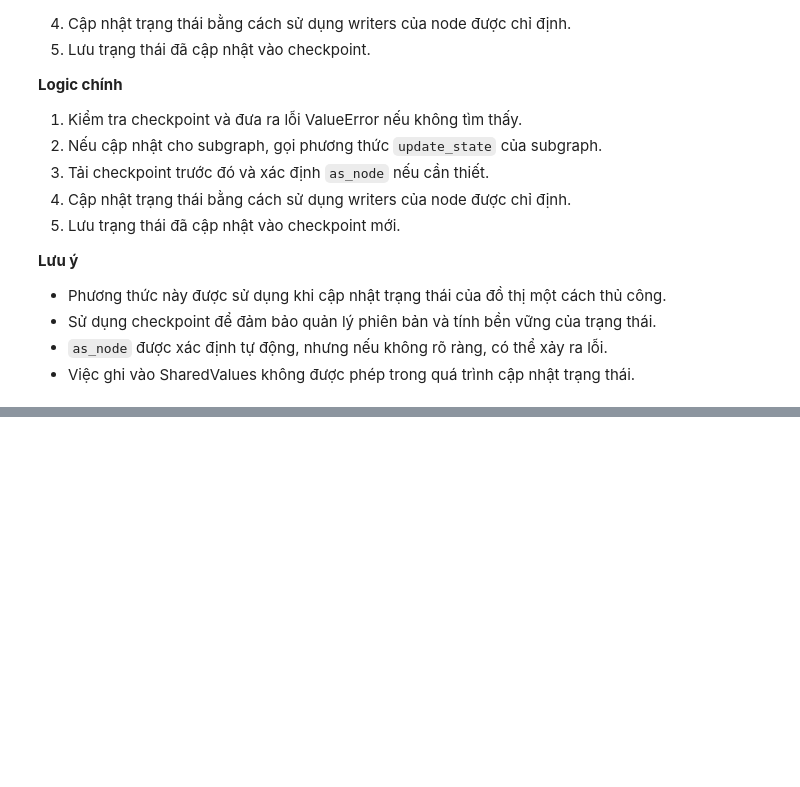
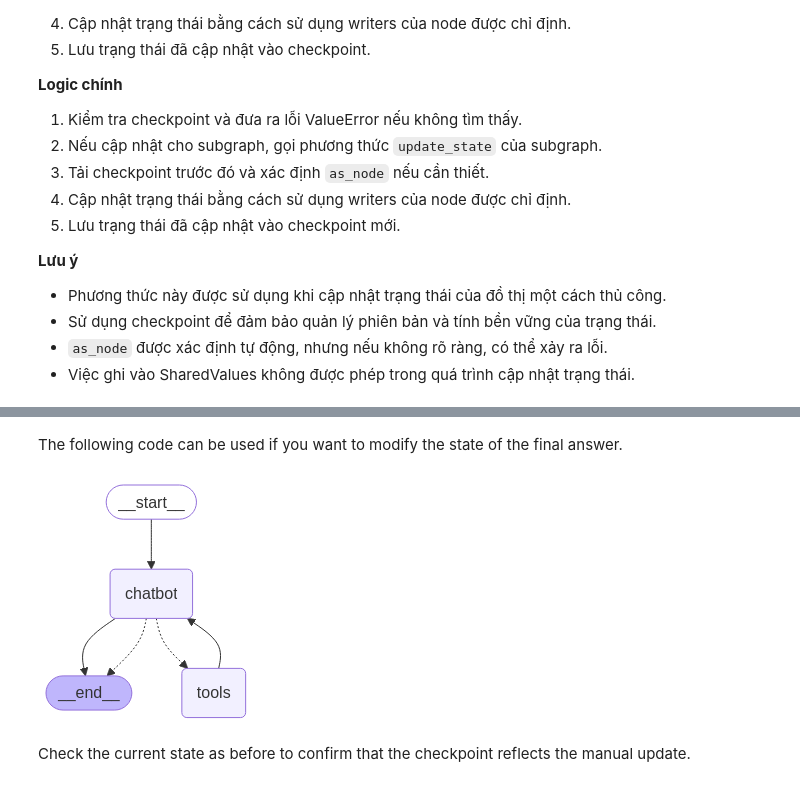
Before and after one commit to aidino/aidino.github.io, a Jupyter notebook: example_codes/building_llms_for_productions/langgraph/core-features/07-Langgraph-manual-state-update.ipynb, the cells around one changed output, grey strips where cells are left out. Saved outputs shown, nothing was run; the diff lists cells and outputs as text; code cells hidden in the pictures; blank space fills up the shorter version.

```diff
--- a/example_codes/building_llms_for_productions/langgraph/core-features/07-Langgraph-manual-state-update.ipynb
+++ b/example_codes/building_llms_for_productions/langgraph/core-features/07-Langgraph-manual-state-update.ipynb
@@ -279,3 +284,11 @@ Phương thức `update_state` cập nhật trạng thái của đồ thị vớ
 - Sử dụng checkpoint để đảm bảo quản lý phiên bản và tính bền vững của trạng thái.
 - `as_node` được xác định tự động, nhưng nếu không rõ ràng, có thể xảy ra lỗi.
 - Việc ghi vào SharedValues không được phép trong quá trình cập nhật trạng thái.
+# %%
+graph.update_state(
+    config,
+    {"messages": new_messages},
+    as_node="tools"
+)
+print("(Display the most recent message)\n")
+print(graph.get_state(config).values["messages"][-1])
@@ -281,0 +335,2 @@ Phương thức `update_state` cập nhật trạng thái của đồ thị vớ
+# %% [markdown]
+The following code can be used if you want to modify the state of the final answer.
@@ -281,0 +348,6 @@ Phương thức `update_state` cập nhật trạng thái của đồ thị vớ
+# %%
+graph
+# %% [output]
+[figure, added]
+# %% [markdown]
+Check the current state as before to confirm that the checkpoint reflects the manual update.
```
Also changed, not shown: parts of 42 cells of this notebook, 8 other files.
